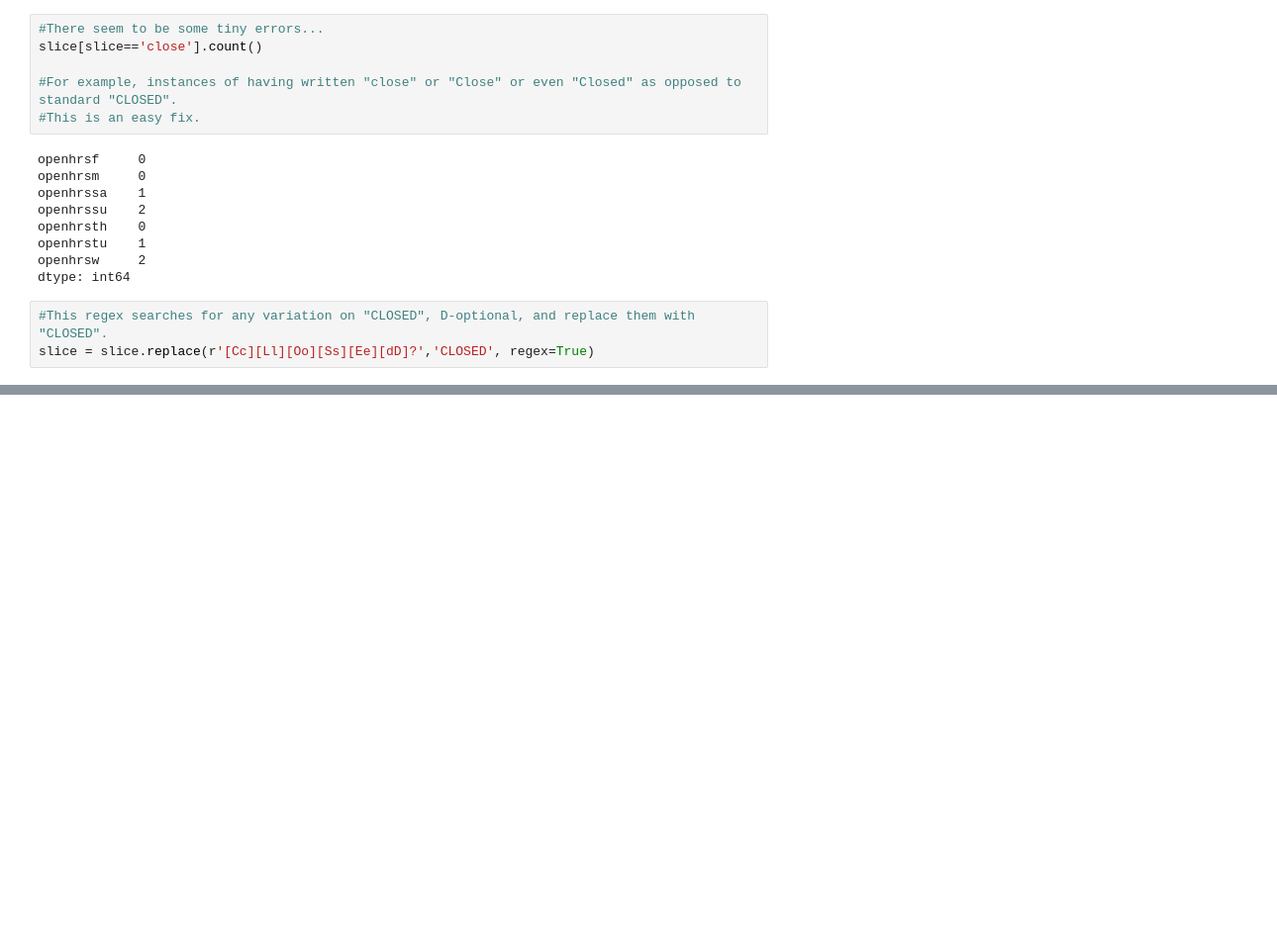
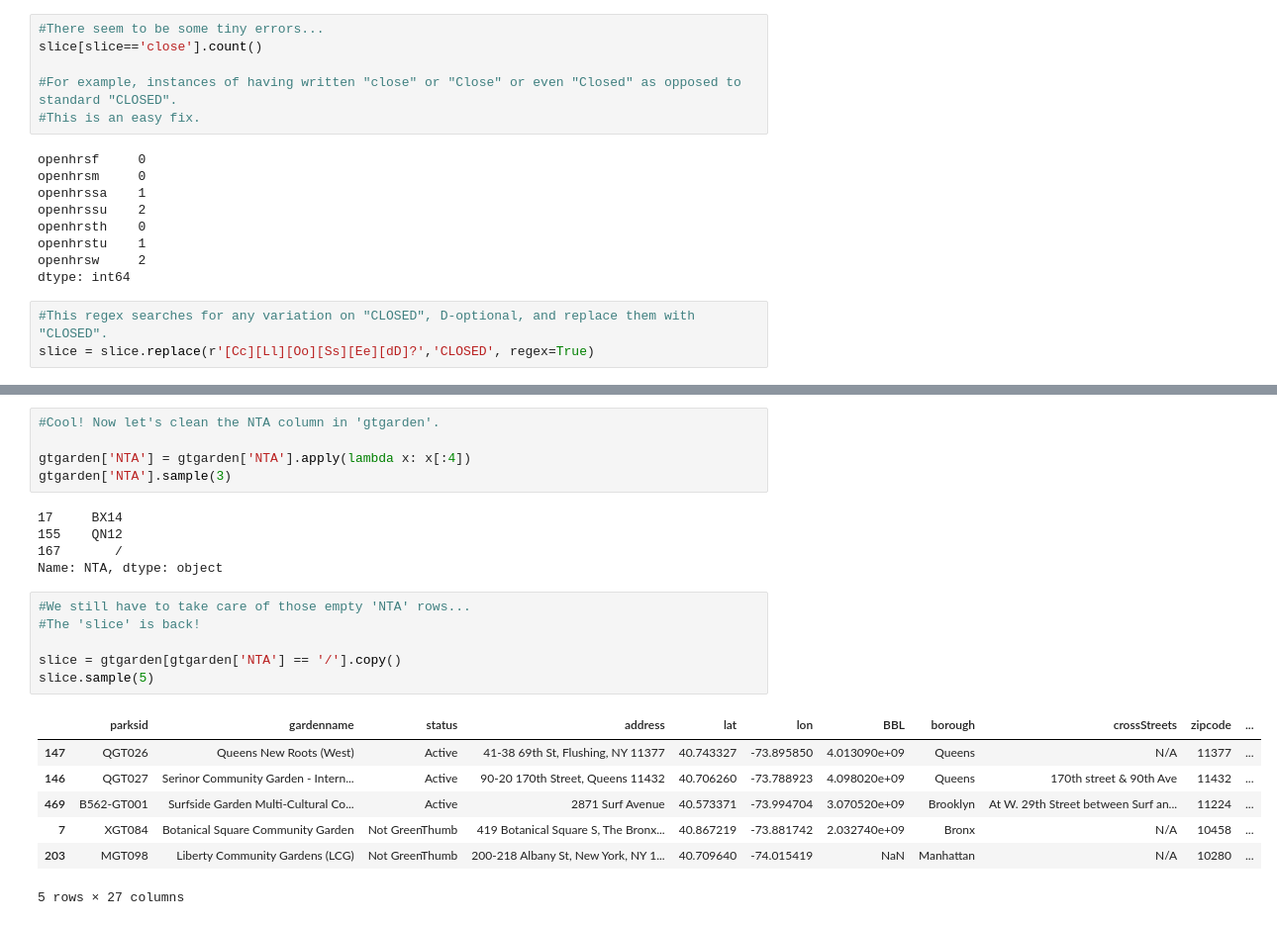
Before and after one commit to agtrinidad/greenthumb_garden_0924, a Jupyter notebook: GreenThumb_Garden_Cleaning.ipynb, the cells around one changed output, grey strips where cells are left out. Shown at 99% size. Cells and saved outputs as stored; diff of their text form; blank space fills up the shorter version.

```diff
--- a/GreenThumb_Garden_Cleaning.ipynb
+++ b/GreenThumb_Garden_Cleaning.ipynb
@@ -557,0 +615,24 @@ Brooklyn
+# %%
+#Cool! Now let's clean the NTA column in 'gtgarden'.
+
+gtgarden['NTA'] = gtgarden['NTA'].apply(lambda x: x[:4])
+gtgarden['NTA'].sample(3)
+# %% [output]
+17     BX14
+155    QN12
+167       /
+Name: NTA, dtype: object
+# %%
+#We still have to take care of those empty 'NTA' rows...
+#The 'slice' is back!
+
+slice = gtgarden[gtgarden['NTA'] == '/'].copy()
+slice.sample(5)
+# %% [output]
+|  | parksid | gardenname | status | address | lat | lon | BBL | borough | crossStreets | zipcode | ... |
+| 147 | QGT026 | Queens New Roots (West) | Active | 41-38 69th St, Flushing, NY 11377 | 40.743327 | -73.895850 | 4.013090e+09 | Queens | N/A | 11377 | ... |
+| 146 | QGT027 | Serinor Community Garden - Intern... | Active | 90-20 170th Street, Queens 11432 | 40.706260 | -73.788923 | 4.098020e+09 | Queens | 170th street & 90th Ave | 11432 | ... |
+| 469 | B562-GT001 | Surfside Garden Multi-Cultural Co... | Active | 2871 Surf Avenue | 40.573371 | -73.994704 | 3.070520e+09 | Brooklyn | At W. 29th Street between Surf an... | 11224 | ... |
+| 7 | XGT084 | Botanical Square Community Garden | Not GreenThumb | 419 Botanical Square S, The Bronx... | 40.867219 | -73.881742 | 2.032740e+09 | Bronx | N/A | 10458 | ... |
+| 203 | MGT098 | Liberty Community Gardens (LCG) | Not GreenThumb | 200-218 Albany St, New York, NY 1... | 40.709640 | -74.015419 | NaN | Manhattan | N/A | 10280 | ... |
+5 rows × 27 columns
```
Also changed, not shown: parts of 31 cells of this notebook, 2 other files.
